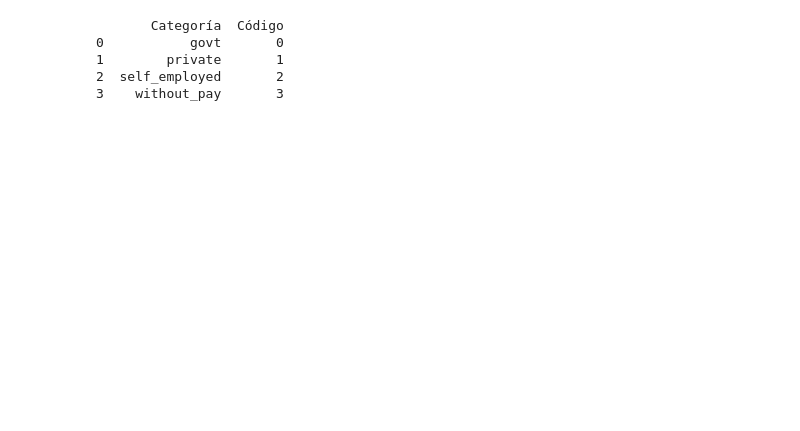
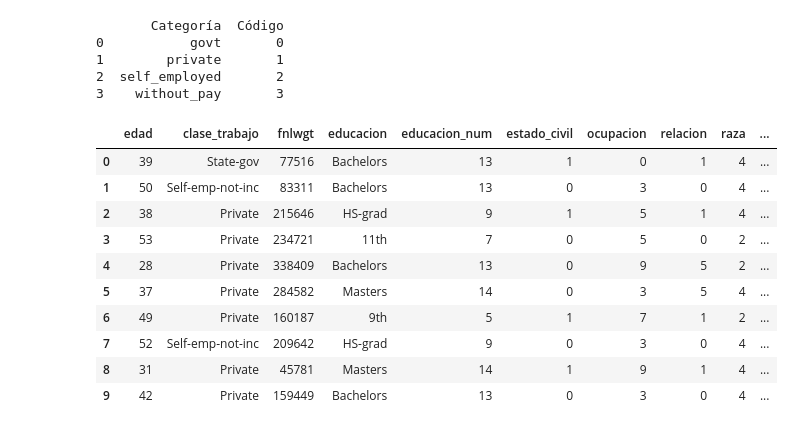
Before and after one commit to SebastianTorres12/Despliegue, a Jupyter notebook: Modelos/Evaluacion.ipynb, the cells around one changed output. Drawn from its saved outputs; the diff is of its cells as text; code cells hidden in the pictures; blank space fills up the shorter version.

```diff
--- a/Modelos/Evaluacion.ipynb
+++ b/Modelos/Evaluacion.ipynb
@@ -229,0 +339,16 @@ print(mapping_df)
+# %%
+label_encoder = LabelEncoder()
+df['ocupacion'] = label_encoder.fit_transform(df['ocupacion'])
+df.head(10)
+# %% [output]
+|  | edad | clase_trabajo | fnlwgt | educacion | educacion_num | estado_civil | ocupacion | relacion | raza | ... |
+| 0 | 39 | State-gov | 77516 | Bachelors | 13 | 1 | 0 | 1 | 4 | ... |
+| 1 | 50 | Self-emp-not-inc | 83311 | Bachelors | 13 | 0 | 3 | 0 | 4 | ... |
+| 2 | 38 | Private | 215646 | HS-grad | 9 | 1 | 5 | 1 | 4 | ... |
+| 3 | 53 | Private | 234721 | 11th | 7 | 0 | 5 | 0 | 2 | ... |
+| 4 | 28 | Private | 338409 | Bachelors | 13 | 0 | 9 | 5 | 2 | ... |
+| 5 | 37 | Private | 284582 | Masters | 14 | 0 | 3 | 5 | 4 | ... |
+| 6 | 49 | Private | 160187 | 9th | 5 | 1 | 7 | 1 | 2 | ... |
+| 7 | 52 | Self-emp-not-inc | 209642 | HS-grad | 9 | 0 | 3 | 0 | 4 | ... |
+| 8 | 31 | Private | 45781 | Masters | 14 | 1 | 9 | 1 | 4 | ... |
+| 9 | 42 | Private | 159449 | Bachelors | 13 | 0 | 3 | 0 | 4 | ... |
```
Also changed, not shown: parts of 14 cells of this notebook, 3 other files.
